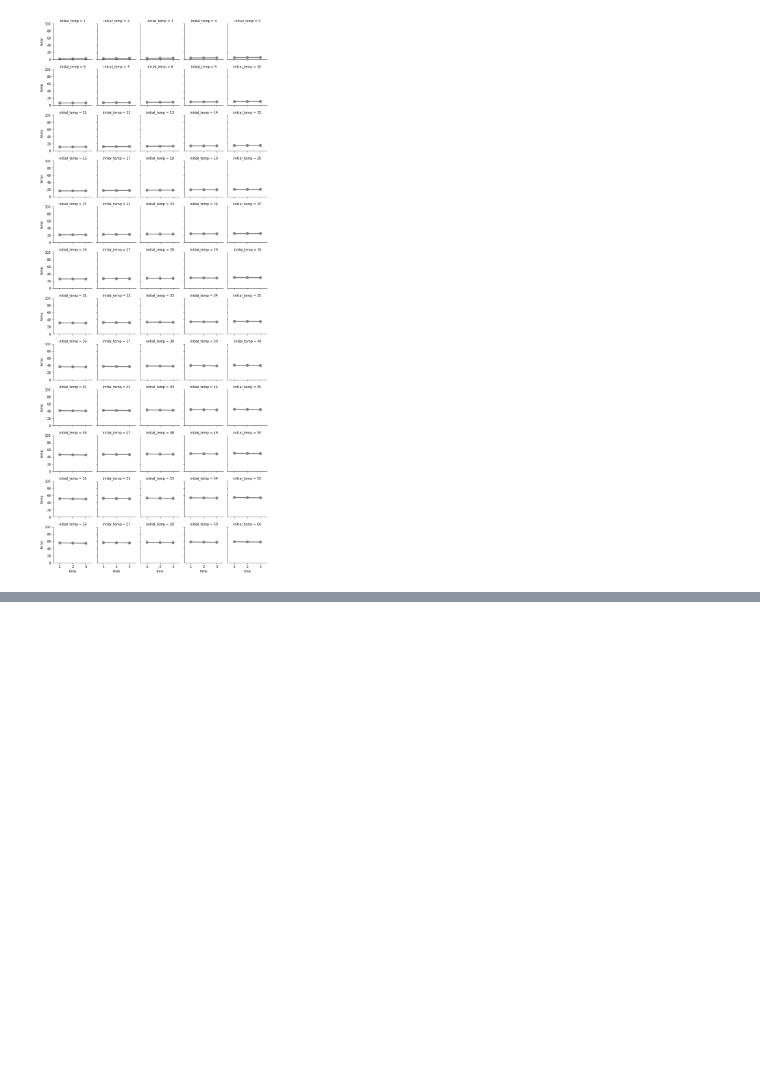
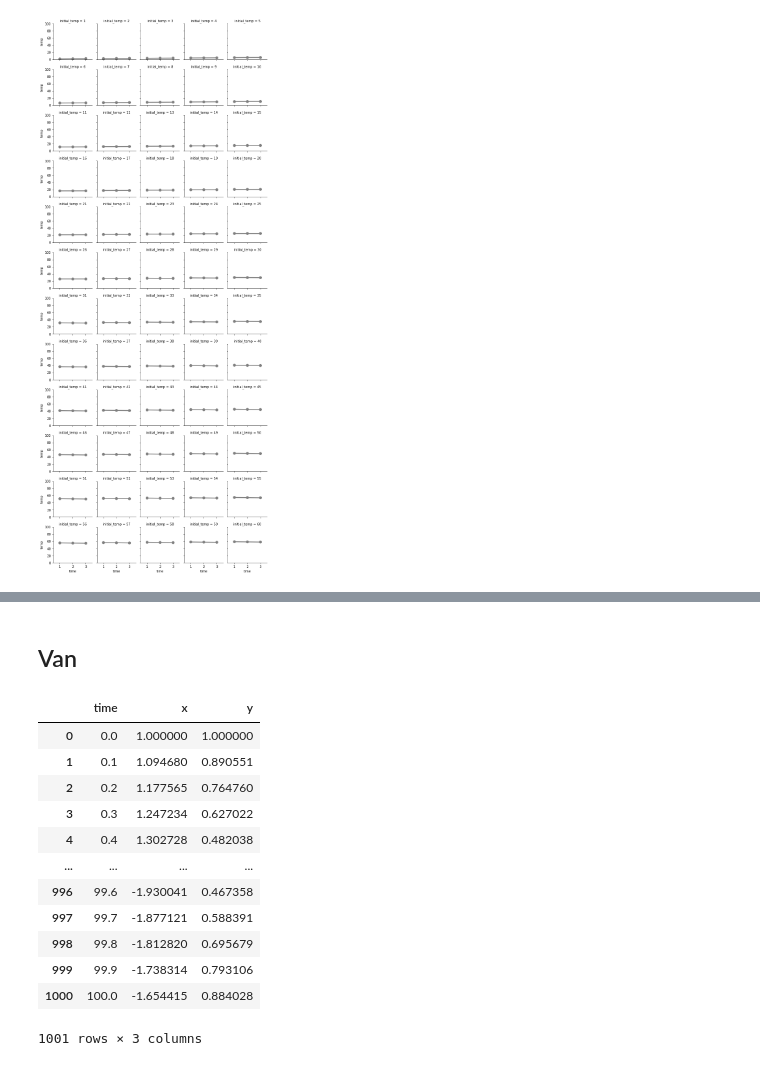
Before and after one commit to runnily/3095-Simulations-of-hybrid-systems-using-neural-networks, a Jupyter notebook: plots/plots.ipynb, the cells around one changed output, grey strips where cells are left out. Drawn from its saved outputs; the diff is of its cells as text; code cells hidden in the pictures; blank space fills up the shorter version.

```diff
--- a/plots/plots.ipynb
+++ b/plots/plots.ipynb
@@ -345,0 +398,19 @@ sns.catplot(height=8, data=newtons_law_df_compare, x="initial_temp", y="vals", h
+# %% [markdown]
+## Van
+# %%
+van_df = pd.DataFrame(data = pd.read_csv("../data/oscillate/van.csv", usecols=[0,1,2]))
+van_df
+# %% [output]
+|  | time | x | y |
+| 0 | 0.0 | 1.000000 | 1.000000 |
+| 1 | 0.1 | 1.094680 | 0.890551 |
+| 2 | 0.2 | 1.177565 | 0.764760 |
+| 3 | 0.3 | 1.247234 | 0.627022 |
+| 4 | 0.4 | 1.302728 | 0.482038 |
+| ... | ... | ... | ... |
+| 996 | 99.6 | -1.930041 | 0.467358 |
+| 997 | 99.7 | -1.877121 | 0.588391 |
+| 998 | 99.8 | -1.812820 | 0.695679 |
+| 999 | 99.9 | -1.738314 | 0.793106 |
+| 1000 | 100.0 | -1.654415 | 0.884028 |
+1001 rows × 3 columns
```
Also changed, not shown: parts of 31 cells of this notebook, 10 other files.
